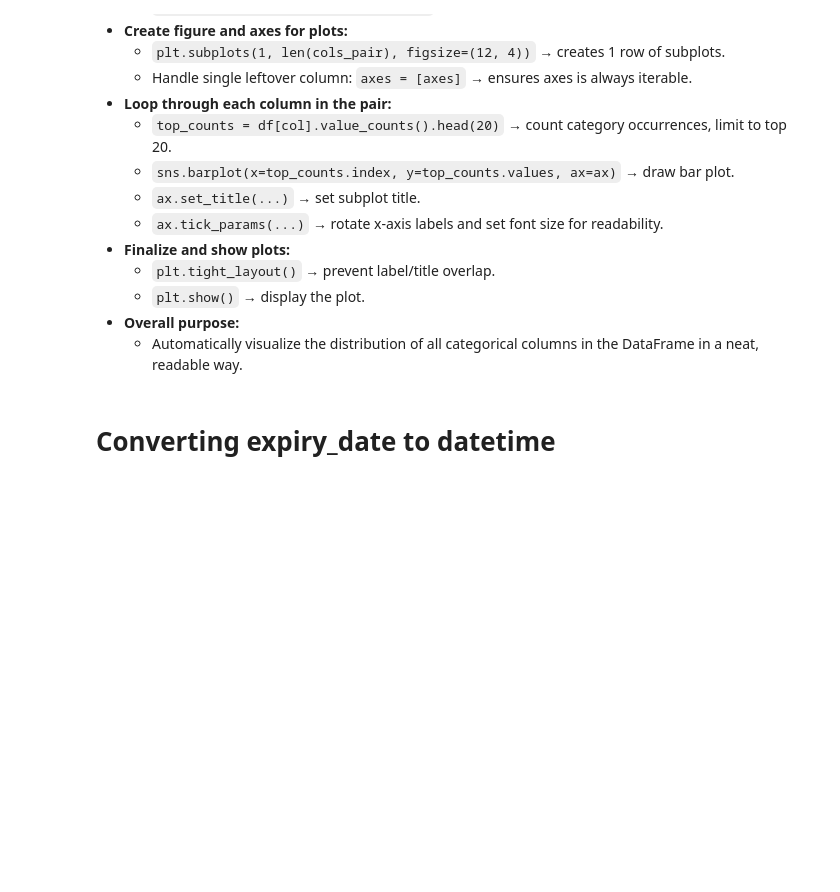
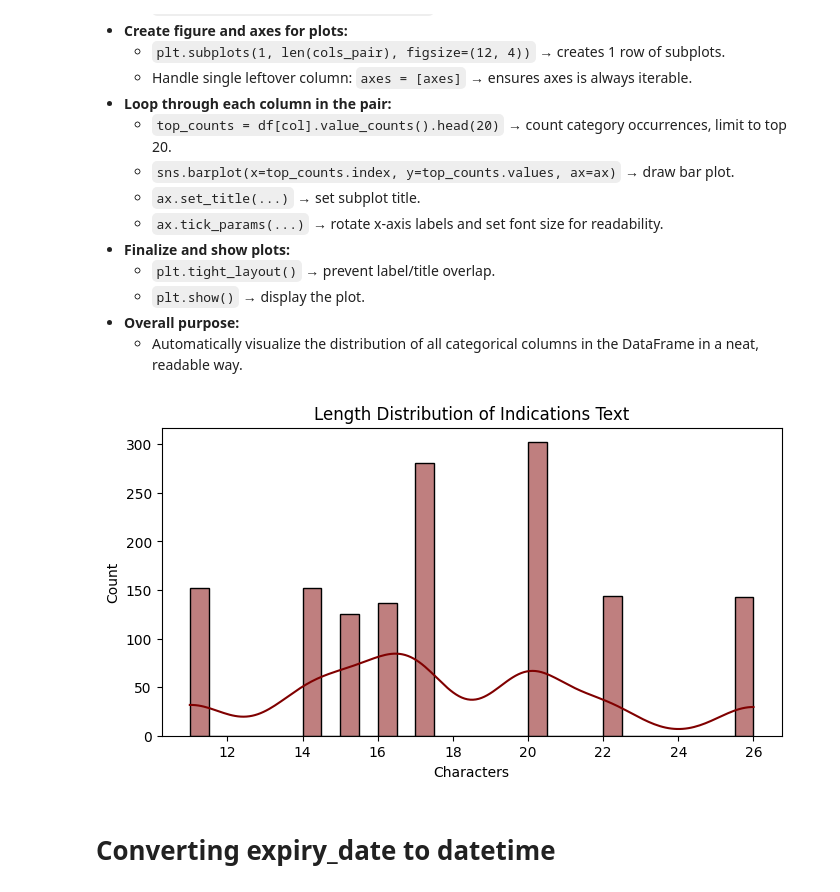
Before and after one commit to Rose1509/Drug_Labels_and_SideEffects, a Jupyter notebook: Drug Labels and Side Effects Analysis.ipynb, the cells around one changed output. Cells and saved outputs as stored; diff of their text form; code cells hidden in the pictures; blank space fills up the shorter version.

```diff
--- a/Drug Labels and Side effect.ipynb
+++ b/Drug Labels and Side Effects Analysis.ipynb
@@ -356,6 +356,15 @@ Categorical columns: ['drug_class', 'indications', 'side_effects', 'contraindica
     - `plt.show()` → display the plot.
 - **Overall purpose:**
     - Automatically visualize the distribution of all categorical columns in the DataFrame in a neat, readable way.
+# %%
+plt.figure(figsize=(8,4))
+sns.histplot(df['indications'].astype(str).apply(len), bins=30, kde=True, color='maroon')
+plt.title('Length Distribution of Indications Text')
+plt.xlabel('Characters')
+plt.ylabel('Count')
+plt.show()
+# %% [output]
+[figure, added]
 # %% [markdown]
 # Converting expiry_date to datetime
 # %%
```
Also changed, not shown: parts of 36 cells of this notebook.
